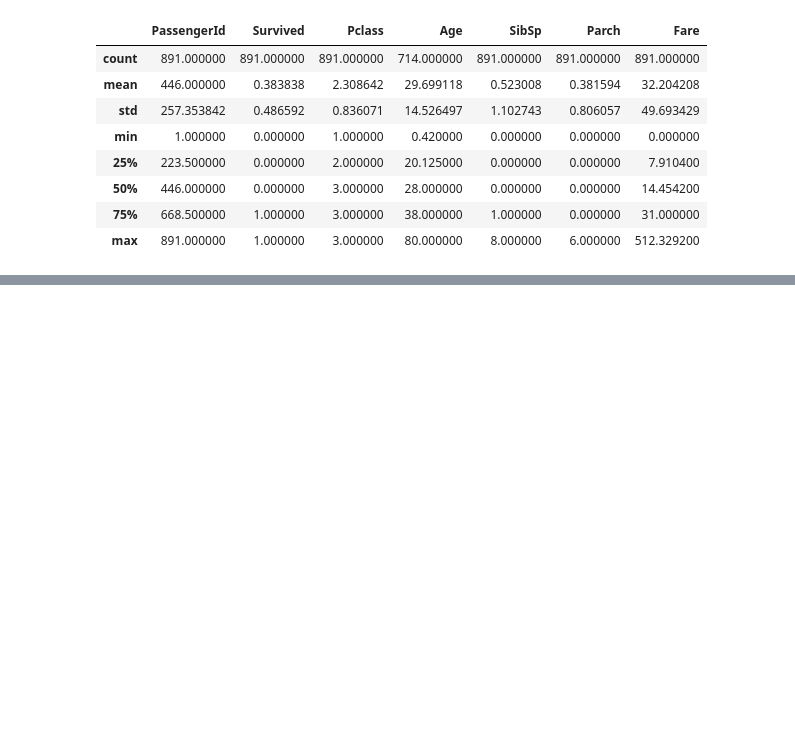
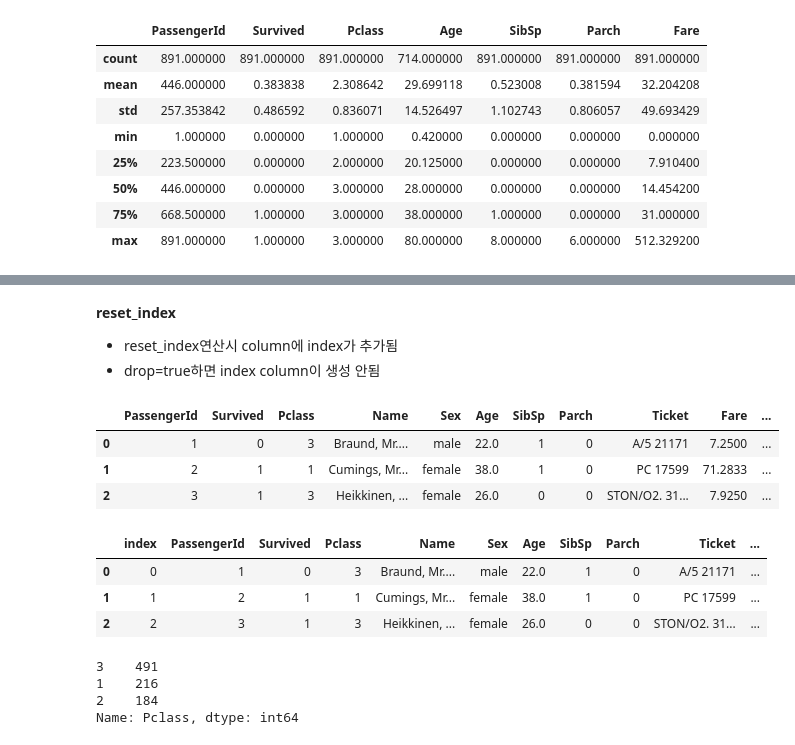
Before and after one commit to kim-jin-seop/AI_Study, a Jupyter notebook: 2.PerfectGuide/2.Pandas.ipynb, the cells around one changed output, grey strips where cells are left out. Saved outputs shown, nothing was run; the diff lists cells and outputs as text; code cells hidden in the pictures; blank space fills up the shorter version.

```diff
--- a/2.PerfectGuide/2.Pandas.ipynb
+++ b/2.PerfectGuide/2.Pandas.ipynb
@@ -180,0 +401,8 @@ titanic_df.describe()
+# %%
+# 원본 파일 재 로딩
+titanic_df = pd.read_csv('titanic_train.csv')
+# Index 객체 추출
+indexes = titanic_df.index
+print(indexes)
+# Index 객체를 실제 값 arrray로 변환
+print('Index 객체 array값:\n',indexes.values)
@@ -180,0 +455,27 @@ titanic_df.describe()
+# %% [markdown]
+**reset_index**
+* reset_index연산시 column에 index가 추가됨
+* drop=true하면 index column이 생성 안됨
+# %%
+titanic_df.head(3)
+# %% [output]
+|  | PassengerId | Survived | Pclass | Name | Sex | Age | SibSp | Parch | Ticket | Fare | ... |
+| 0 | 1 | 0 | 3 | Braund, Mr.... | male | 22.0 | 1 | 0 | A/5 21171 | 7.2500 | ... |
+| 1 | 2 | 1 | 1 | Cumings, Mr... | female | 38.0 | 1 | 0 | PC 17599 | 71.2833 | ... |
+| 2 | 3 | 1 | 3 | Heikkinen, ... | female | 26.0 | 0 | 0 | STON/O2. 31... | 7.9250 | ... |
+# %%
+titanic_reset_df = titanic_df.reset_index(inplace=False)
+titanic_reset_df.head(3)
+# %% [output]
+|  | index | PassengerId | Survived | Pclass | Name | Sex | Age | SibSp | Parch | Ticket | ... |
+| 0 | 0 | 1 | 0 | 3 | Braund, Mr.... | male | 22.0 | 1 | 0 | A/5 21171 | ... |
+| 1 | 1 | 2 | 1 | 1 | Cumings, Mr... | female | 38.0 | 1 | 0 | PC 17599 | ... |
+| 2 | 2 | 3 | 1 | 3 | Heikkinen, ... | female | 26.0 | 0 | 0 | STON/O2. 31... | ... |
+# %%
+#value_counts()하면 인덱스에 레이블이 들어감
+titanic_df['Pclass'].value_counts()
+# %% [output]
+3    491
+1    216
+2    184
+Name: Pclass, dtype: int64
```
Also changed, not shown: parts of 53 cells of this notebook, 1 other file.
